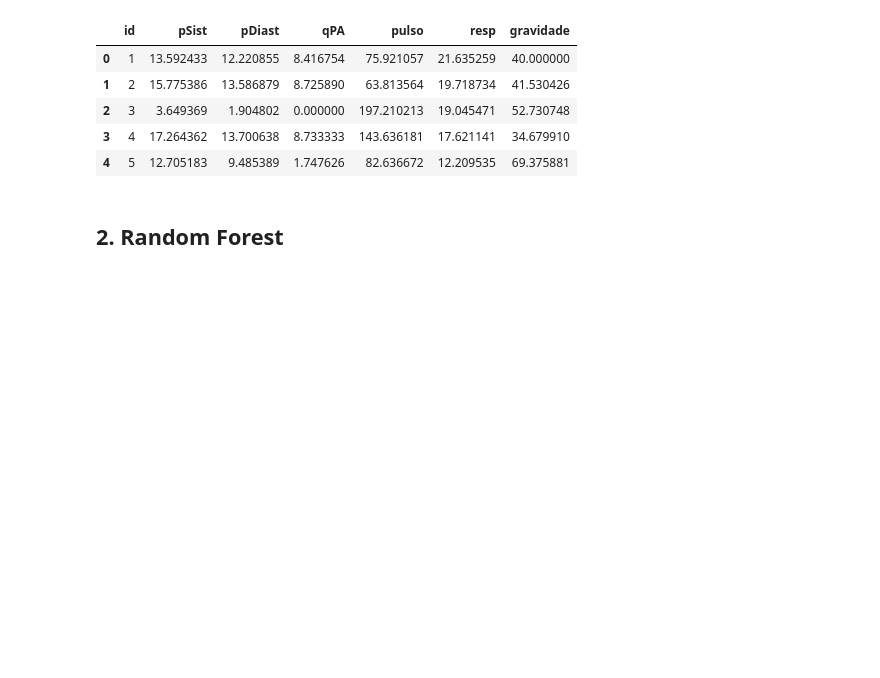
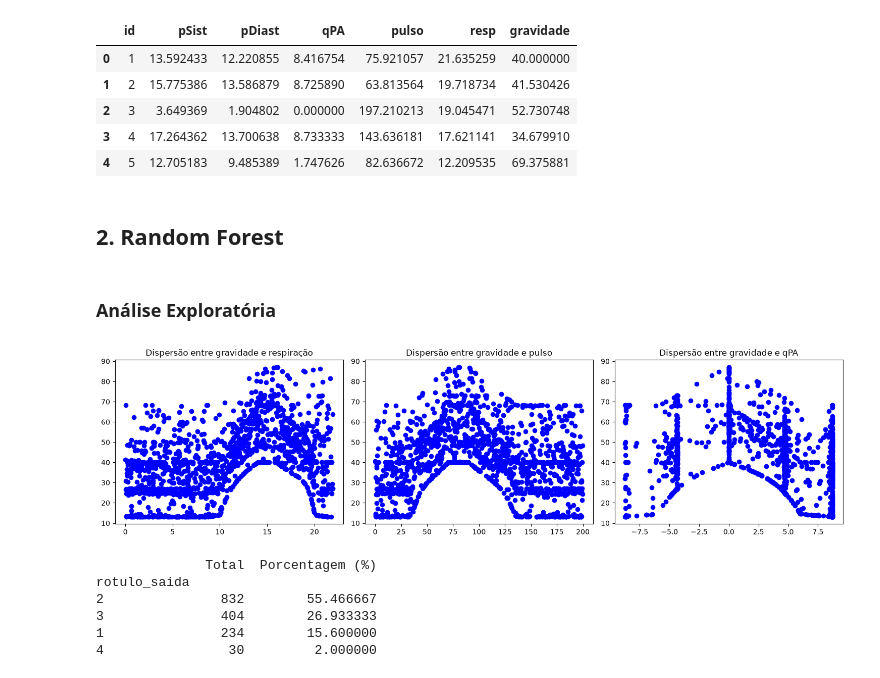
Before and after one commit to maria-exe/machine-learning, a Jupyter notebook: random-forest.ipynb, the cells around one changed output. Cells and saved outputs as stored; diff of their text form; code cells hidden in the pictures; blank space fills up the shorter version.

```diff
--- a/random-forest.ipynb
+++ b/random-forest.ipynb
@@ -20,3 +29,36 @@ df_slabel = df_slabel.drop(columns=['pDiast', 'pSist'])
 df_label = df_label.drop(columns=['pDiast', 'pSist'])
 # %% [markdown]
 ## 2. Random Forest
+# %% [markdown]
+### Análise Exploratória
+# %%
+gravidade = df_label['gravidade']
+
+fig, (ax1, ax2, ax3) = plt.subplots(1, 3, figsize=(15, 4))
+
+ax1.scatter(x=df_label['resp'], y=gravidade, color='blue')
+ax1.set_title("Dispersão entre gravidade e respiração")
+
+ax2.scatter(x=df_label['pulso'], y=gravidade, color='blue')
+ax2.set_title("Dispersão entre gravidade e pulso")
+
+ax3.scatter(x=df_label['qPA'], y=gravidade, color='blue')
+ax3.set_title("Dispersão entre gravidade e qPA")
+
+plt.tight_layout()
+plt.show()
+# %% [output]
+[figure, added]
+# %%
+contagem = df_label['rotulo_saida'].value_counts()
+porcentagem = df_label['rotulo_saida'].value_counts(normalize=True) * 100
+
+distribuicao = pd.DataFrame({'Total': contagem, 'Porcentagem (%)': porcentagem})
+print(distribuicao)
+# %% [output]
+              Total  Porcentagem (%)
+rotulo_saida
+2               832        55.466667
+3               404        26.933333
+1               234        15.600000
+4                30         2.000000
```
Also changed, not shown: parts of 11 cells of this notebook, 1 other file.
